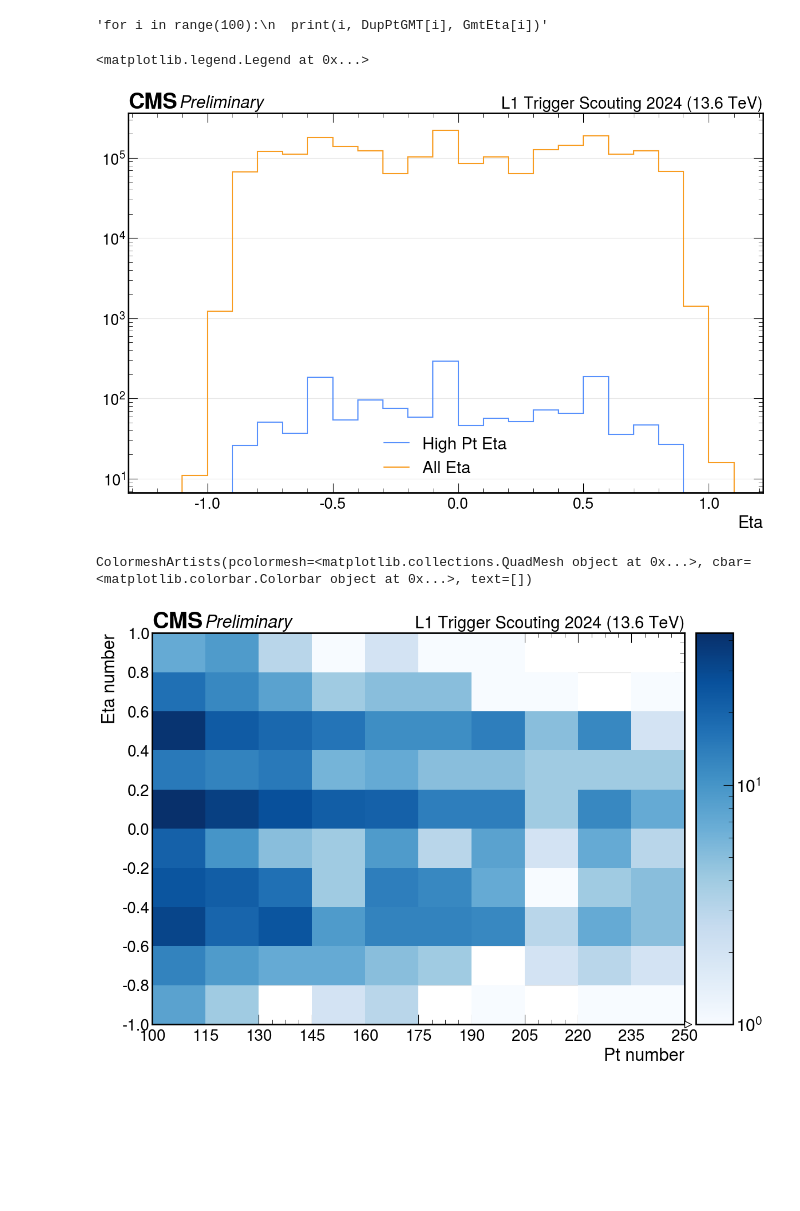
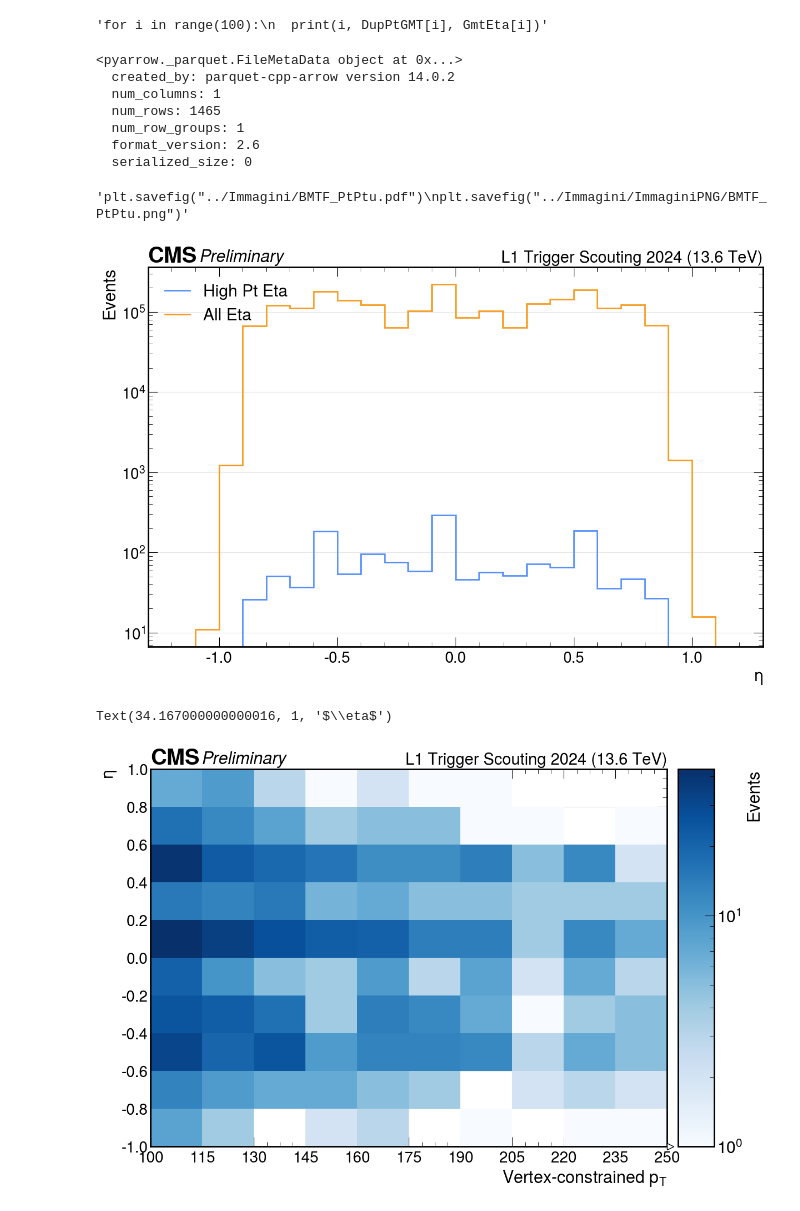
Before and after one commit to francescoreschio/Tesi-Triennale, a Jupyter notebook: Codice/DeltaRDef.ipynb, the cells around one changed output. Cells and saved outputs as stored; diff of their text form; code cells hidden in the pictures; blank space fills up the shorter version.

```diff
--- a/Codice/DeltaRDef.ipynb
+++ b/Codice/DeltaRDef.ipynb
@@ -662,8 +663,22 @@ for i in tqdm.tqdm(range(len(DupPtGMT))):
         EtaDup.append(GmtEta[i, j])
         PtDup.append(DupPtGMT[i, j])
         #print(BMTFQuality[i, j], DupPtGMT[i, j]'''
+# %%
+EtaDup = ak.Array(EtaDup)
+PtDup = ak.Array(PtDup)
+
+ak.to_parquet(EtaDup, 'EtaDup.parquet')
+ak.to_parquet(PtDup, 'PtDup.parquet')
+# %% [output]
+<pyarrow._parquet.FileMetaData object at 0x...>
+  created_by: parquet-cpp-arrow version 14.0.2
+  num_columns: 1
+  num_rows: 1465
+  num_row_groups: 1
+  format_version: 2.6
+  serialized_size: 0
 # %%
-GmtEta = ak.flatten(GmtEta)
+#GmtEta = ak.flatten(GmtEta)
 
 binsDup = np.array(np.arange(-1.2, 1.2, 0.1))
 
@@ -680,37 +695,46 @@ draw_grid(ax, axis="y")
 draw_cms_label(ax, fontsize= FONTSIZE, rlabel="L1 Trigger Scouting 2024 (13.6 TeV)")
 
 
-hep.histplot(EtaDup_Hist, label = "High Pt Eta", ax=ax, yerr = False)
-hep.histplot(AllEta_Hist, label = "All Eta", ax=ax, yerr = False)
+hep.histplot(EtaDup_Hist, label = "High Pt Eta", ax=ax, yerr = False, lw = 2)
+hep.histplot(AllEta_Hist, label = "All Eta", ax=ax, yerr = False, lw = 2)
 
 ax.set_yscale('log')
-#ax.set_xlabel("Quality")
-#ax.set_ylabel("Events")
+ax.set_xlabel("$\eta$")
+ax.set_ylabel("Events")
+ax.set_xlim(-1.3, 1.3)
 
-ax.legend()
+ax.legend(loc='upper left')
+
+'''plt.savefig("../Immagini/BMTF_PtPtu.pdf")
+plt.savefig("../Immagini/ImmaginiPNG/BMTF_PtPtu.png")'''
 # %% [output]
-<matplotlib.legend.Legend at 0x...>
+'plt.savefig("../Immagini/BMTF_PtPtu.pdf")\nplt.savefig("../Immagini/ImmaginiPNG/BMTF_PtPtu.png")'
-[figure, old version]
+[figure, new version]
 # %%
 PtRange = np.arange(100, 265, 15)
 EtaRange = np.arange(-1, 1.2, 0.2)
 
 hist2d = hist.Hist(
     hist.axis.Variable(np.round(PtRange, 2), name='Pt', label='Pt number'),
     hist.axis.Variable(np.round(EtaRange, 2), name='Eta', label='Eta number'),
 )
 
 hist2d.fill(Pt=PtDup, Eta=EtaDup)
 
 fig, ax = plt.subplots(figsize=(12, 8), constrained_layout=True)
 set_label_font(ax, FONTSIZE)
 set_tick_font(ax, FONTSIZE-2)
 draw_grid(ax, axis="y")
 draw_cms_label(ax, fontsize= FONTSIZE, rlabel="L1 Trigger Scouting 2024 (13.6 TeV)")
 
 from matplotlib.colors import LogNorm
 
 hep.hist2dplot(hist2d, cbar=True, cmap='Blues', ax=ax, norm = LogNorm())
+cbar = ax.collections[0].colorbar
+cbar.set_label('Events', fontsize=FONTSIZE)
+
+ax.set_xlabel("Vertex-constrained $p_T$")
+ax.set_ylabel("$\eta$")
 # %% [output]
-ColormeshArtists(pcolormesh=<matplotlib.collections.QuadMesh object at 0x...>, cbar=<matplotlib.colorbar.Colorbar object at 0x...>, text=[])
+Text(34.167000000000016, 1, '$\\eta$')
-[figure, old version]
+[figure, new version]
```
Also changed, not shown: parts of 3 cells of this notebook, 3 other files.
